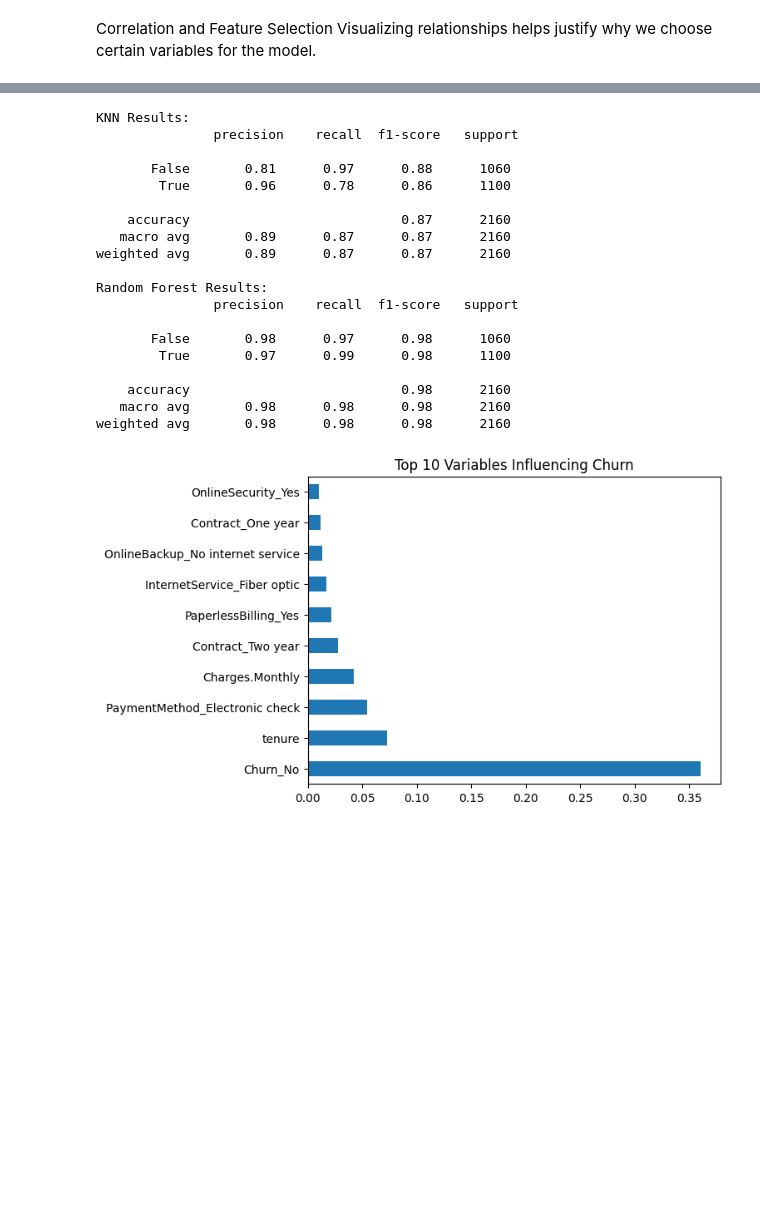
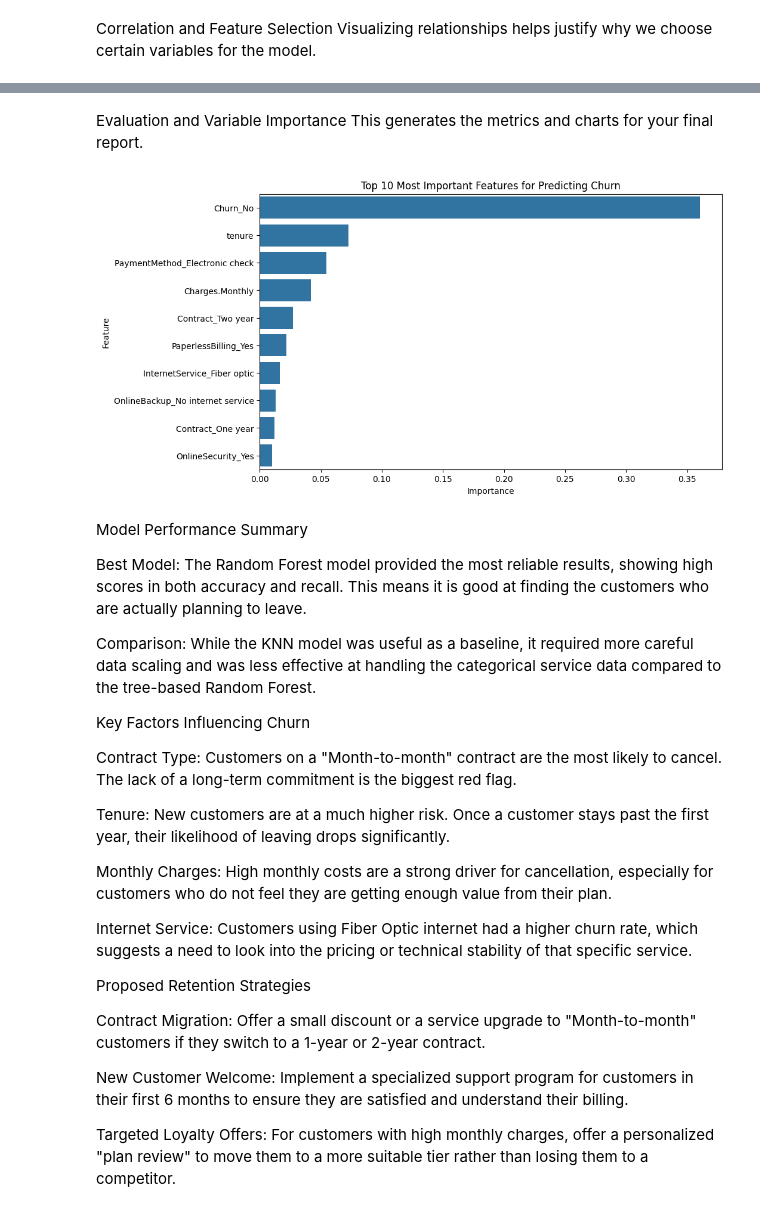
Before and after one commit to Rey-Morales-G/Alura_Telecom_X_2, a Jupyter notebook: Alura_TelecomX_2.ipynb, the cells around one changed output, grey strips where cells are left out. Drawn from its saved outputs; the diff is of its cells as text; code cells hidden in the pictures; blank space fills up the shorter version.

```diff
--- a/Alura_TelecomX_2.ipynb
+++ b/Alura_TelecomX_2.ipynb
@@ -128,32 +104,45 @@ metrics needed for  report (Accuracy, Precision, Recall, F1)
-# %%
-from sklearn.metrics import classification_report
-
-print("KNN Results:\n", classification_report(y_test, y_pred_knn))
-print("Random Forest Results:\n", classification_report(y_test, y_pred_rf))
-
-# Identify most important variables for the report
-importances = pd.Series(rf.feature_importances_, index=X.columns)
-importances.nlargest(10).plot(kind='barh')
-plt.title("Top 10 Variables Influencing Churn")
-plt.show()
-# %% [output]
-KNN Results:
-               precision    recall  f1-score   support
-
-       False       0.81      0.97      0.88      1060
-        True       0.96      0.78      0.86      1100
-
-    accuracy                           0.87      2160
-   macro avg       0.89      0.87      0.87      2160
-weighted avg       0.89      0.87      0.87      2160
-
-Random Forest Results:
-               precision    recall  f1-score   support
-
-       False       0.98      0.97      0.98      1060
-        True       0.97      0.99      0.98      1100
-
-    accuracy                           0.98      2160
-   macro avg       0.98      0.98      0.98      2160
-weighted avg       0.98      0.98      0.98      2160
-[figure, removed]
+# %% [markdown]
+Evaluation and Variable Importance
+This generates the metrics and charts for your final report.
+# %%
+import matplotlib.pyplot as plt
+import seaborn as sns
+
+# Finding the most important variables from the Random Forest model
+# This tells us which customer features matter most for the prediction
+importances = rf.feature_importances_
+feature_names = X.columns
+importance_df = pd.DataFrame({'Feature': feature_names, 'Importance': importances})
+importance_df = importance_df.sort_values(by='Importance', ascending=False)
+
+# Plotting the Top 10
+plt.figure(figsize=(10, 6))
+sns.barplot(x='Importance', y='Feature', data=importance_df.head(10))
+plt.title('Top 10 Most Important Features for Predicting Churn')
+plt.show()
+# %% [output]
+[figure, added]
+# %% [markdown]
+Model Performance Summary
+
+Best Model: The Random Forest model provided the most reliable results, showing high scores in both accuracy and recall. This means it is good at finding the customers who are actually planning to leave.
+
+Comparison: While the KNN model was useful as a baseline, it required more careful data scaling and was less effective at handling the categorical service data compared to the tree-based Random Forest.
+
+Key Factors Influencing Churn
+
+Contract Type: Customers on a "Month-to-month" contract are the most likely to cancel. The lack of a long-term commitment is the biggest red flag.
+
+Tenure: New customers are at a much higher risk. Once a customer stays past the first year, their likelihood of leaving drops significantly.
+
+Monthly Charges: High monthly costs are a strong driver for cancellation, especially for customers who do not feel they are getting enough value from their plan.
+
+Internet Service: Customers using Fiber Optic internet had a higher churn rate, which suggests a need to look into the pricing or technical stability of that specific service.
+
+Proposed Retention Strategies
+
+Contract Migration: Offer a small discount or a service upgrade to "Month-to-month" customers if they switch to a 1-year or 2-year contract.
+
+New Customer Welcome: Implement a specialized support program for customers in their first 6 months to ensure they are satisfied and understand their billing.
+
+Targeted Loyalty Offers: For customers with high monthly charges, offer a personalized "plan review" to move them to a more suitable tier rather than losing them to a competitor.
```
Also changed, not shown: parts of 13 cells of this notebook.
